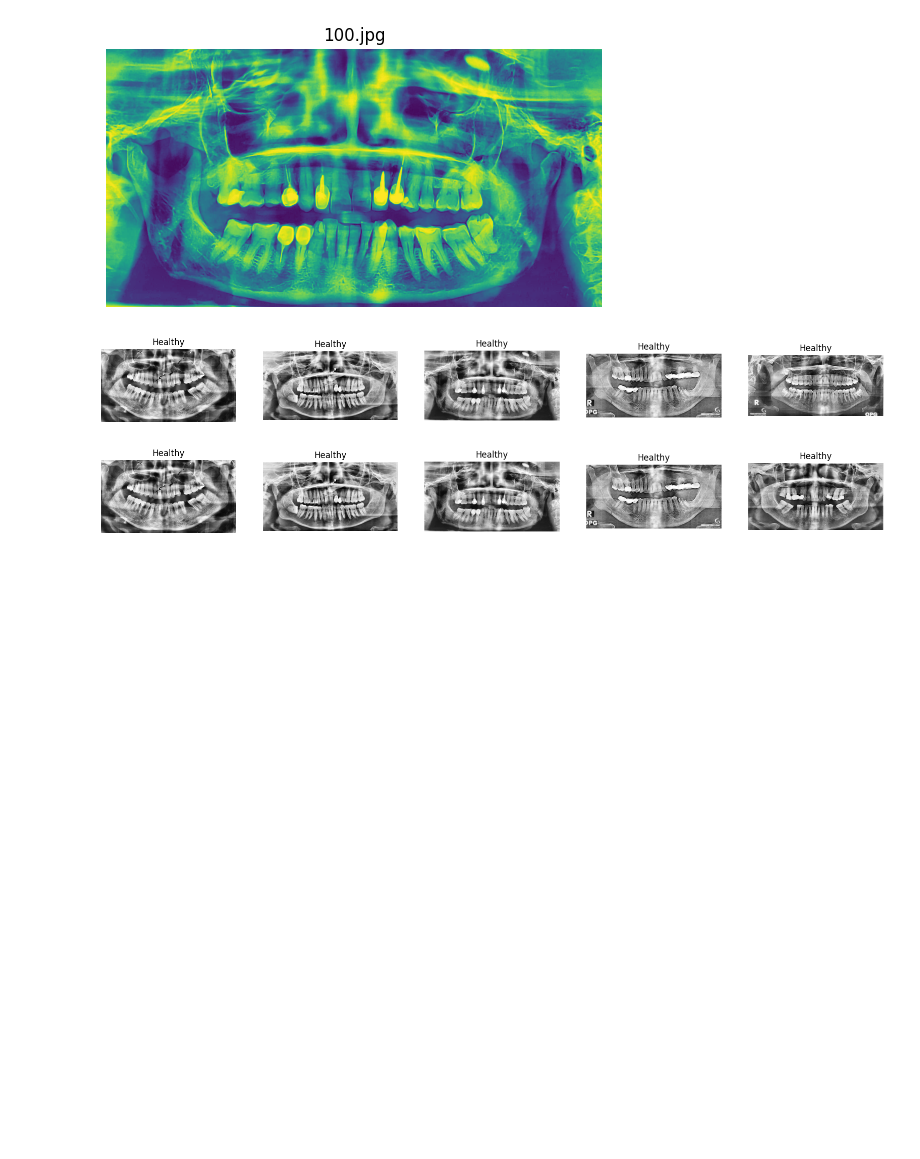
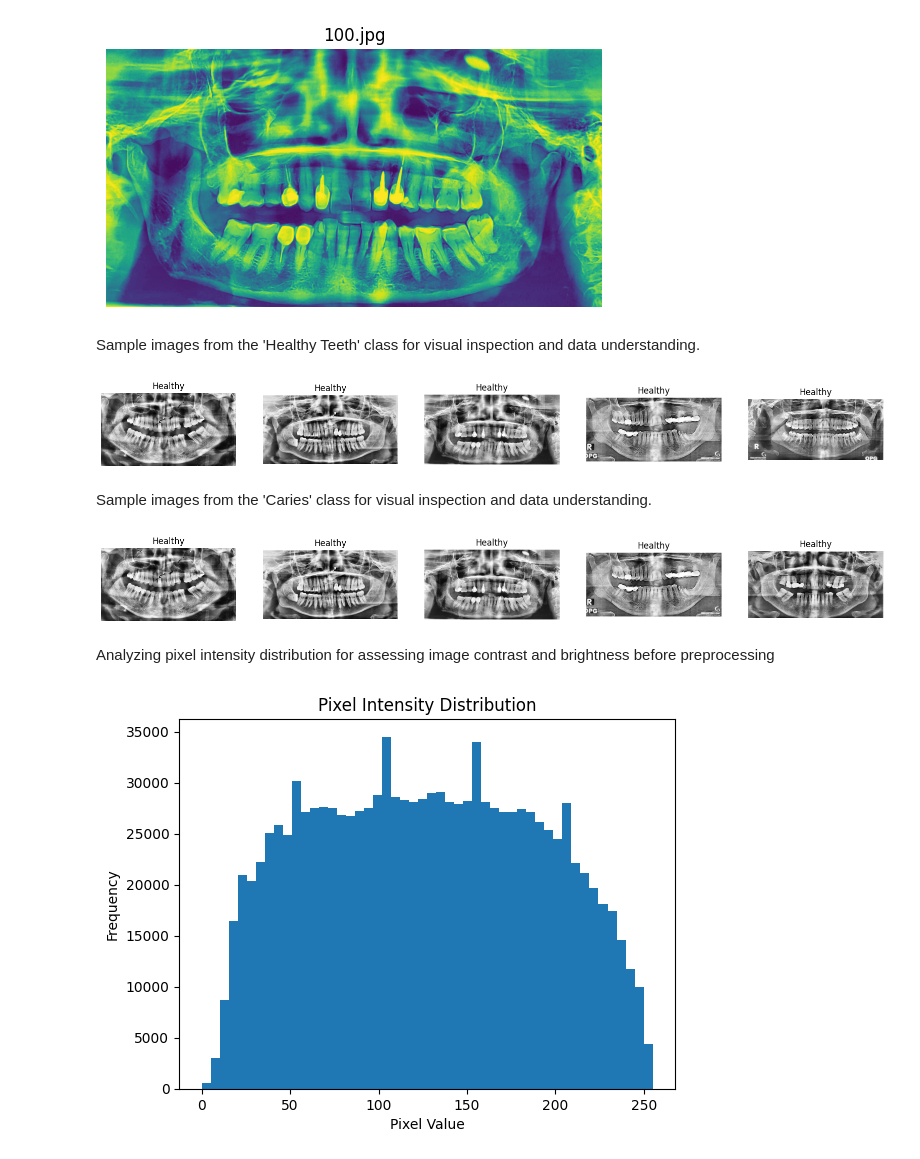
Before and after one commit to saidabroor/Dental_Image_Classification, a Jupyter notebook: notebook/eda.ipynb, the cells around one changed output. Drawn from its saved outputs; the diff is of its cells as text; code cells hidden in the pictures; blank space fills up the shorter version.

```diff
--- a/notebook/eda.ipynb
+++ b/notebook/eda.ipynb
@@ -49,6 +49,8 @@ for img_name in os.listdir(data_folder)[:3]:
 [figure]
 100.jpg (1739, 905)
 [figure]
+# %% [markdown]
+Sample images from the 'Healthy Teeth' class for visual inspection and data understanding.
 # %%
 import cv2
 
@@ -64,6 +66,8 @@ for i, img_name in enumerate(os.listdir('data/Healthy Teeth')[:5]):
 plt.show()
 # %% [output]
 [figure]
+# %% [markdown]
+Sample images from the 'Caries' class for visual inspection and data understanding.
 # %%
 fig, axes = plt.subplots(1, 5, figsize=(20, 5))
 
@@ -77,3 +81,16 @@ for i, img_name in enumerate(os.listdir('data/Caries')[:5]):
 plt.show()
 # %% [output]
 [figure]
+# %% [markdown]
+Analyzing pixel intensity distribution for assessing image contrast and brightness before preprocessing
+# %%
+
+img = cv2.imread('../data/Caries/1.jpg', cv2.IMREAD_GRAYSCALE)
+
+plt.hist(img.ravel(), bins=50)
+plt.title("Pixel Intensity Distribution")
+plt.xlabel("Pixel Value")
+plt.ylabel("Frequency")
+plt.show()
+# %% [output]
+[figure, added]
```
Also changed, not shown: parts of 10 cells of this notebook, 27 other files.
